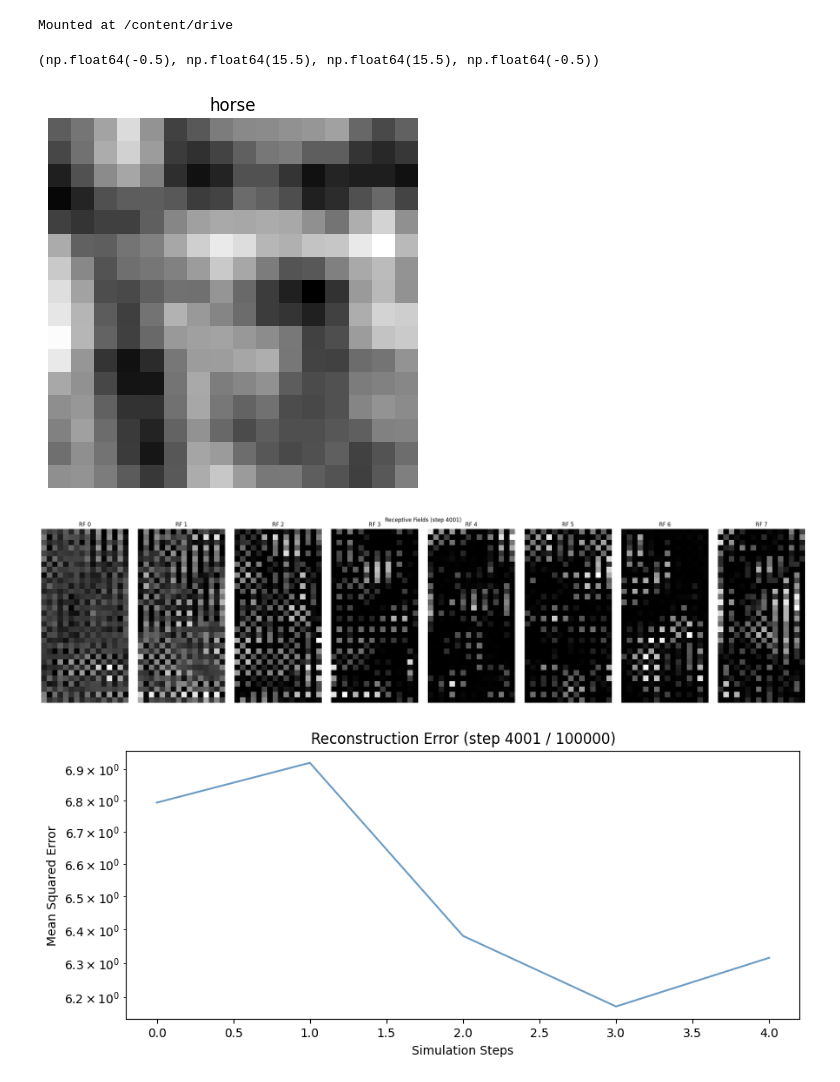
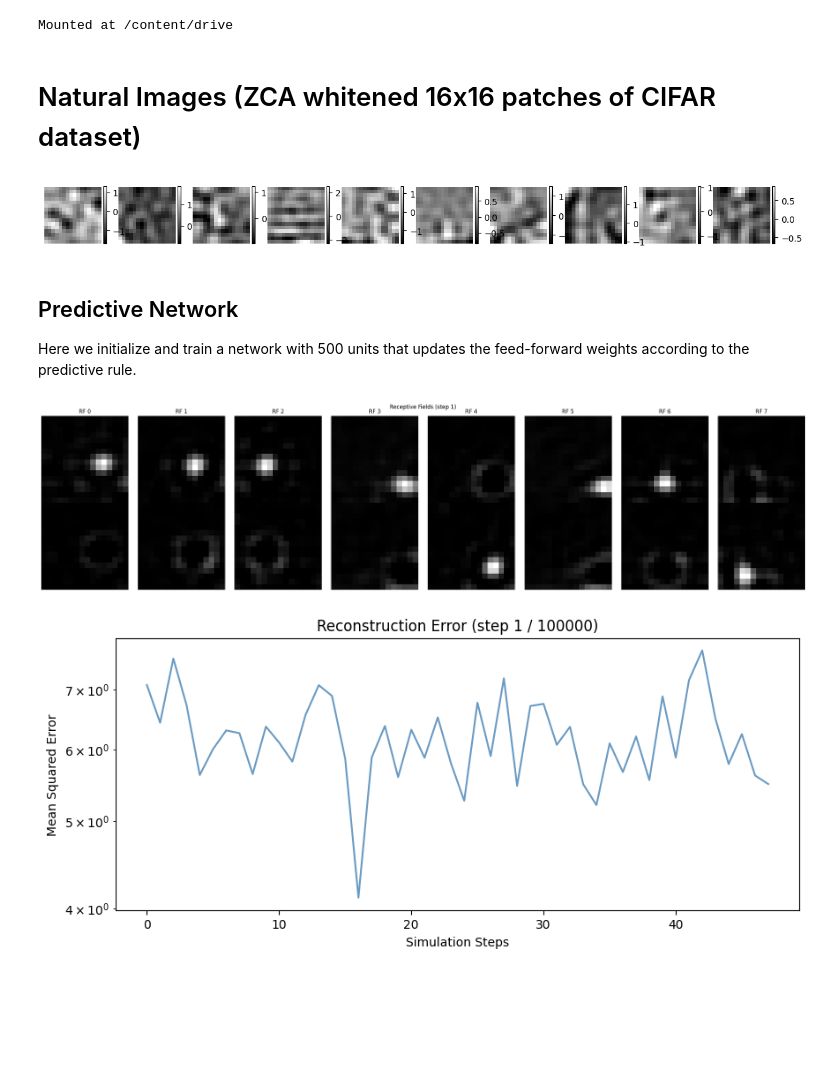
Before and after one commit to henri-edinb/predictive_learning, a Jupyter notebook: cifar_non_gaussian.ipynb, the cells around one changed output. Drawn from its saved outputs; the diff is of its cells as text; code cells hidden in the pictures; blank space fills up the shorter version.

```diff
--- a/cifar_non_gaussian.ipynb
+++ b/cifar_non_gaussian.ipynb
@@ -18,25 +18,30 @@ def cosine_similarity(a, b):
     return np.dot(a, b) / (np.linalg.norm(a) * np.linalg.norm(b))
 # %% [output]
 Mounted at /content/drive
+# %% [markdown]
+# Natural Images (ZCA whitened 16x16 patches of CIFAR dataset)
 # %%
-screen_size = 12
+screen_size = 16
 gen_params = CifarImagePatches.default_params()
 gen_params['patch_size'] = screen_size
-gen_params["whitening"] = "zca"
+gen_params['whitening'] = "zca"
 np.random.seed(42)
 gen = CifarImagePatches(gen_params)
 
 # plot some images from generator
 fig, axes = plt.subplots(1, 10, figsize=(15, 3))
 np.random.seed(42)
 gen.set_random_position()
 img = gen.get_current_frame()
 for i in range(10):
     gen.set_random_position()
     img = gen.get_current_frame()
     axes[i].imshow(img.squeeze(), cmap="gray")
     axes[i].axis("off")
     plt.colorbar(axes[i].imshow(img.squeeze(), cmap="gray"), ax=axes[i], fraction=0.046, pad=0.04)
 # %% [output]
-(np.float64(-0.5), np.float64(15.5), np.float64(15.5), np.float64(-0.5))
-[figure, old version]
+[figure, new version]
+# %% [markdown]
+## Predictive Network
+
+Here we initialize and train a network with 500 units that updates the feed-forward weights according to the predictive rule.
@@ -43,32 +76,7 @@ for i in range(10):
 # %%
-#select hyperparameters for the simulation
+#select number of steps for the simulation
 num_steps = 100000
-
-#create a linear network with 50 units and change the w_rule rule accordingly (hebbian, bcm_abs, perceptron)
-network_params = LateralInhibitoryLayer.default_hparams(vg.get_shape())
-network_params['activation'] = 'relu'
-network_params['num_units_y'] = 250
-network_params['gradient'] = 'voltage'
-network_params['w_update'] = 'perceptron'
-network_params['w_rectify'] = True
-network_params['w_seed'] = 42
-network_params['w_init'] = 'random'
-network_params['w_lr'] = 0.001
-network_params['m_update'] = 'hebbian'
-network_params['m_rectify'] = False
-network_params['m_init'] = 'random'
-network_params['m_lr'] = 0.001
-network_params['num_steps'] = 1500
-network_params['step'] = 0.01
-network_params['normalize_w_weights'] = True
-
-network = LateralInhibitoryLayer(network_params)
-#save results
-synaptic_input_distance_from_identity_perceptron = []
-distance_from_identity_perceptron = []
-consistency_error_perceptron = []
-second_moment_estimate_perceptron = []
-mse_error_perceptron = []
+num_tests = 10
 
 fig, ax = plt.subplots(figsize=(10, 4))
 
@@ -80,10 +88,11 @@ for i in range(num_steps):
         examples = []
         examples_input = []
         errors = []
-        for j in range(100):
-            vg.set_random_position()
-            x = vg.get_current_frame().flatten()
-
+        for j in range(num_tests):
+            gen.set_random_position()
+            frame = gen.get_current_frame().copy()
+            onoff_frame = 1 * np.vstack([frame * (frame > 0), -frame * (frame < 0)])
+            x = onoff_frame.flatten()
             network.reset_network()
             network.update_activations(x, False)
             examples.append(network.y.copy())
@@ -109,7 +118,7 @@ for i in range(num_steps):
 
         sorted_indices = np.flip(np.argsort(np.linalg.norm(network.w, axis=1)))[::-1]  # Sort by norm of weights
         for j in range(num_show):
-            rf_img = network.w[sorted_indices[j]].reshape(vg.x_size*2, vg.y_size)
+            rf_img = network.w[sorted_indices[j]].reshape(gen.x_size*2, gen.y_size)
             vmax = np.max(np.abs(rf_img))
             rf_axes[j].imshow(rf_img, cmap='gray', vmin=0, vmax=vmax)
             rf_axes[j].set_title(f"RF {j}")
@@ -121,18 +130,21 @@ for i in range(num_steps):
         plt.close(fig_rf)
         display(fig)
 
-    vg.set_random_position()
-    x = vg.get_current_frame().flatten()
-    network.reset_network()
+    gen.set_random_position()
+    frame = gen.get_current_frame().copy()
+    onoff_frame = 1 * np.vstack([frame * (frame > 0), -frame * (frame < 0)])
+    x = onoff_frame.flatten()
+    network.reset_activations()
     network.update_activations(x, True)
     network.update_parameters(['m', 'w'])
 
 activity = []
-for i in range(1500):
-    vg.set_random_position()
-    x = vg.get_current_frame().flatten()
-    network.reset_network()
-    network.update_activations(x, False)
+for i in range(num_tests):
+    gen.set_random_position()
+    frame = gen.get_current_frame().copy()
+    onoff_frame = 1 * np.vstack([frame * (frame > 0), -frame * (frame < 0)])
+    network.reset_activations()
+    network.update_activations(onoff_frame, False)
     activity.append(network.y.copy())
 
 plt.scatter(np.array(activity)[:, 0], np.array(activity)[:, 1])
@@ -172,5 +184,5 @@ plt.xlabel('Iterations')
 plt.ylabel('MSE Error')
 plt.show()
 # %% [output]
-[figure, old version]
+[figure, new version]
-[figure, old version]
+[figure, new version]
```
Also changed, not shown: parts of 3 cells of this notebook, 9 other files.
